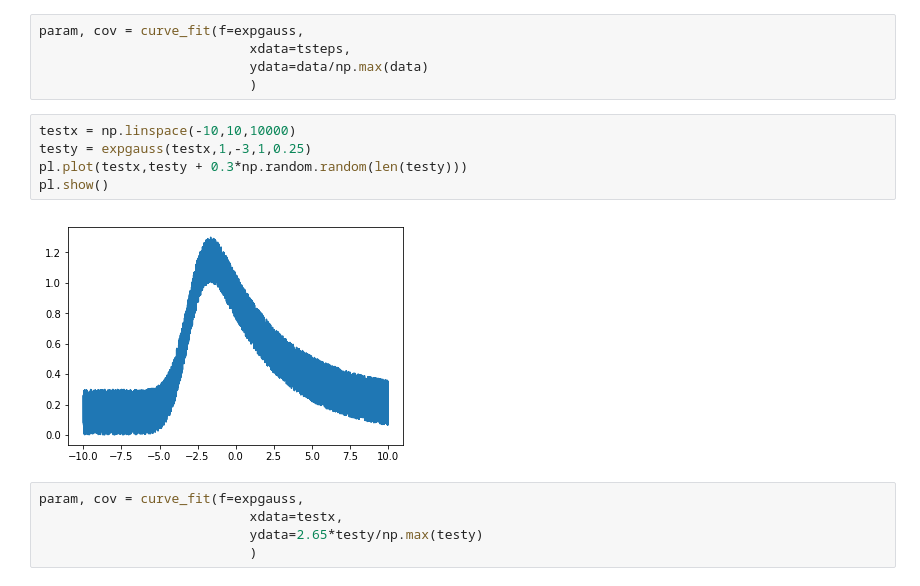
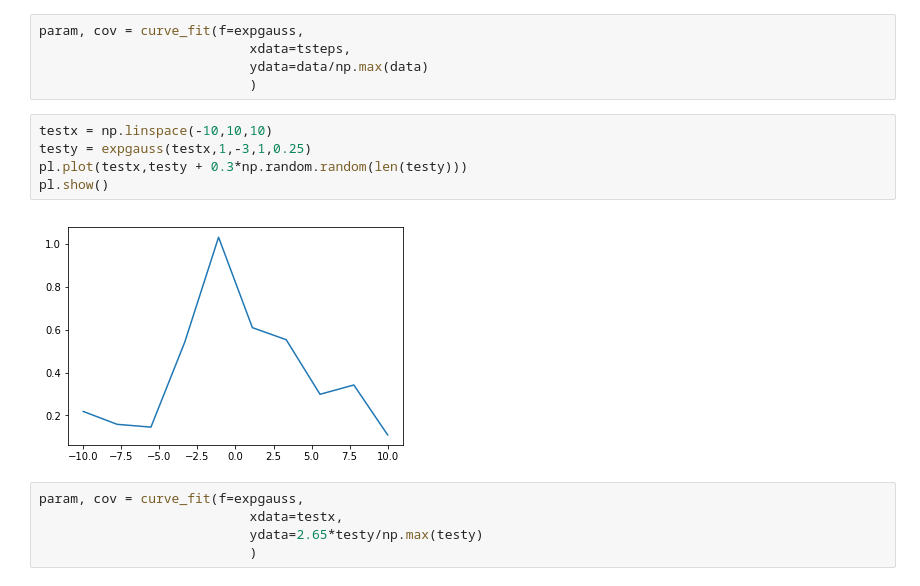
Before and after one commit to kimeels/variability-timescale-analysis-paper, a Jupyter notebook: scripts/Testing_fits.ipynb, the cells around one changed output. Cells and saved outputs as stored; diff of their text form.

```diff
--- a/scripts/Testing_fits.ipynb
+++ b/scripts/Testing_fits.ipynb
@@ -82,12 +82,12 @@ param, cov = curve_fit(f=expgauss,
                            ydata=data/np.max(data)
                            )
 # %%
-testx = np.linspace(-10,10,10000)
+testx = np.linspace(-10,10,10)
 testy = expgauss(testx,1,-3,1,0.25)
 pl.plot(testx,testy + 0.3*np.random.random(len(testy)))
 pl.show()
 # %% [output]
-[figure, old version]
+[figure, new version]
 # %%
 param, cov = curve_fit(f=expgauss,
                            xdata=testx,
```
Also changed, not shown: parts of 3 cells of this notebook.
